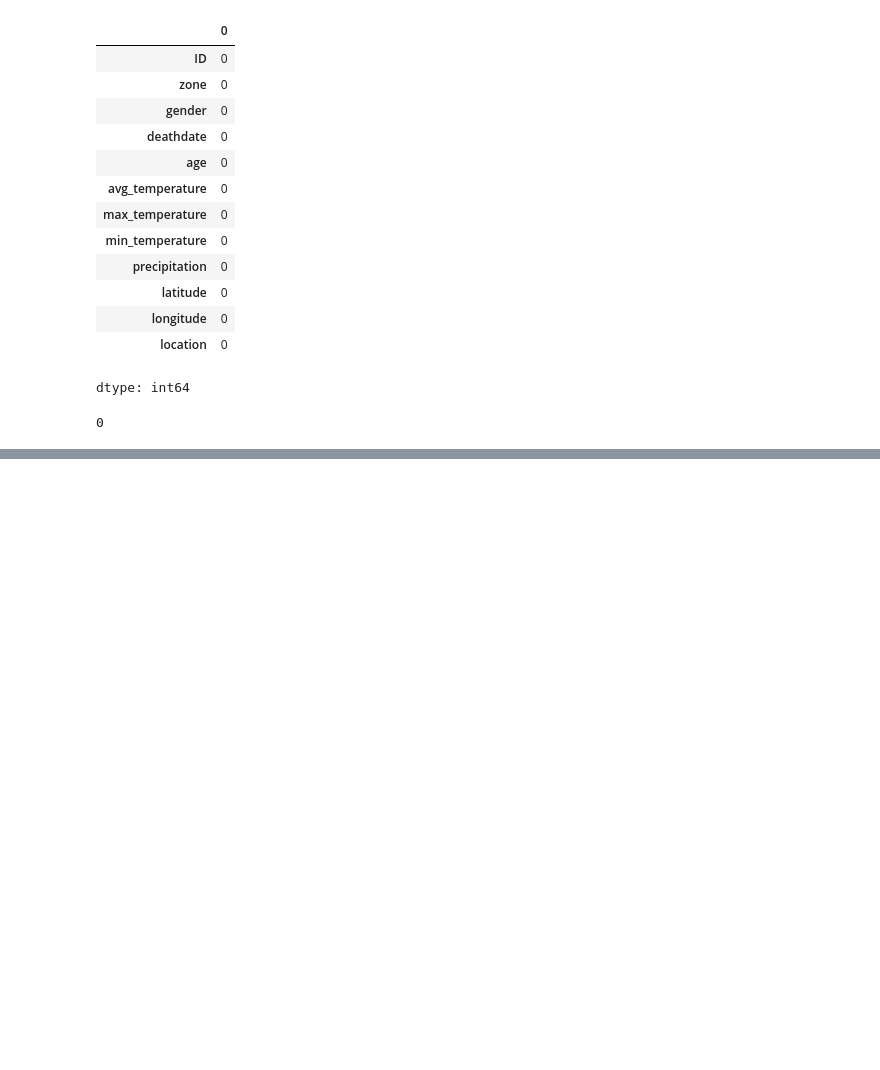
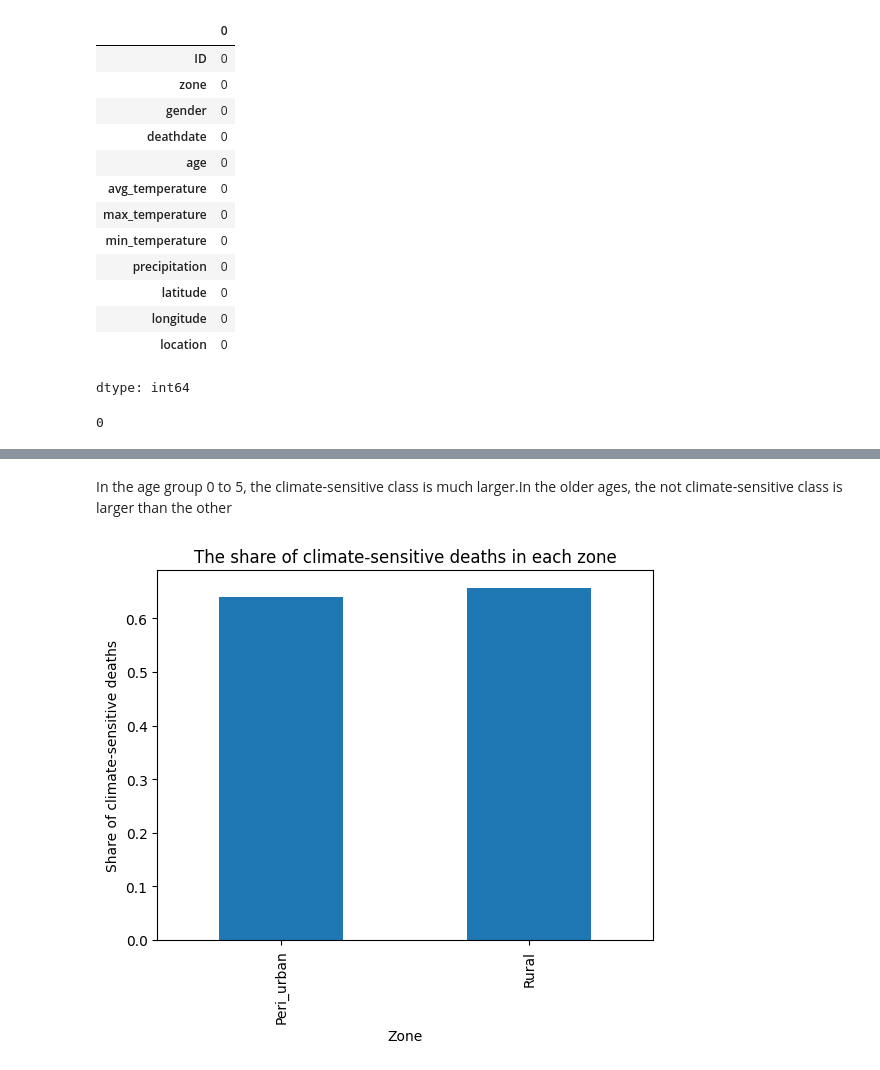
Before and after one commit to Famous-Code001/group-195-capstone, a Jupyter notebook: climate/Climate_DataUnderstanding_Gloria.ipynb, the cells around one changed output, grey strips where cells are left out. Cells and saved outputs as stored; diff of their text form; code cells hidden in the pictures; blank space fills up the shorter version.

```diff
--- a/climate/Climate_DataUnderstanding_Gloria.ipynb
+++ b/climate/Climate_DataUnderstanding_Gloria.ipynb
@@ -168,0 +204,10 @@ print(test.duplicated().sum())
+# %% [markdown]
+In the age group 0 to 5, the climate-sensitive class is much larger.In the older ages, the not climate-sensitive class is larger than the other
+# %%
+train.groupby("zone")["is_climate_sensitive"].mean().plot(kind="bar")
+plt.title("The share of climate-sensitive deaths in each zone")
+plt.xlabel("Zone")
+plt.ylabel("Share of climate-sensitive deaths")
+plt.show()
+# %% [output]
+[figure, added]
```
Also changed, not shown: parts of 22 cells of this notebook.
